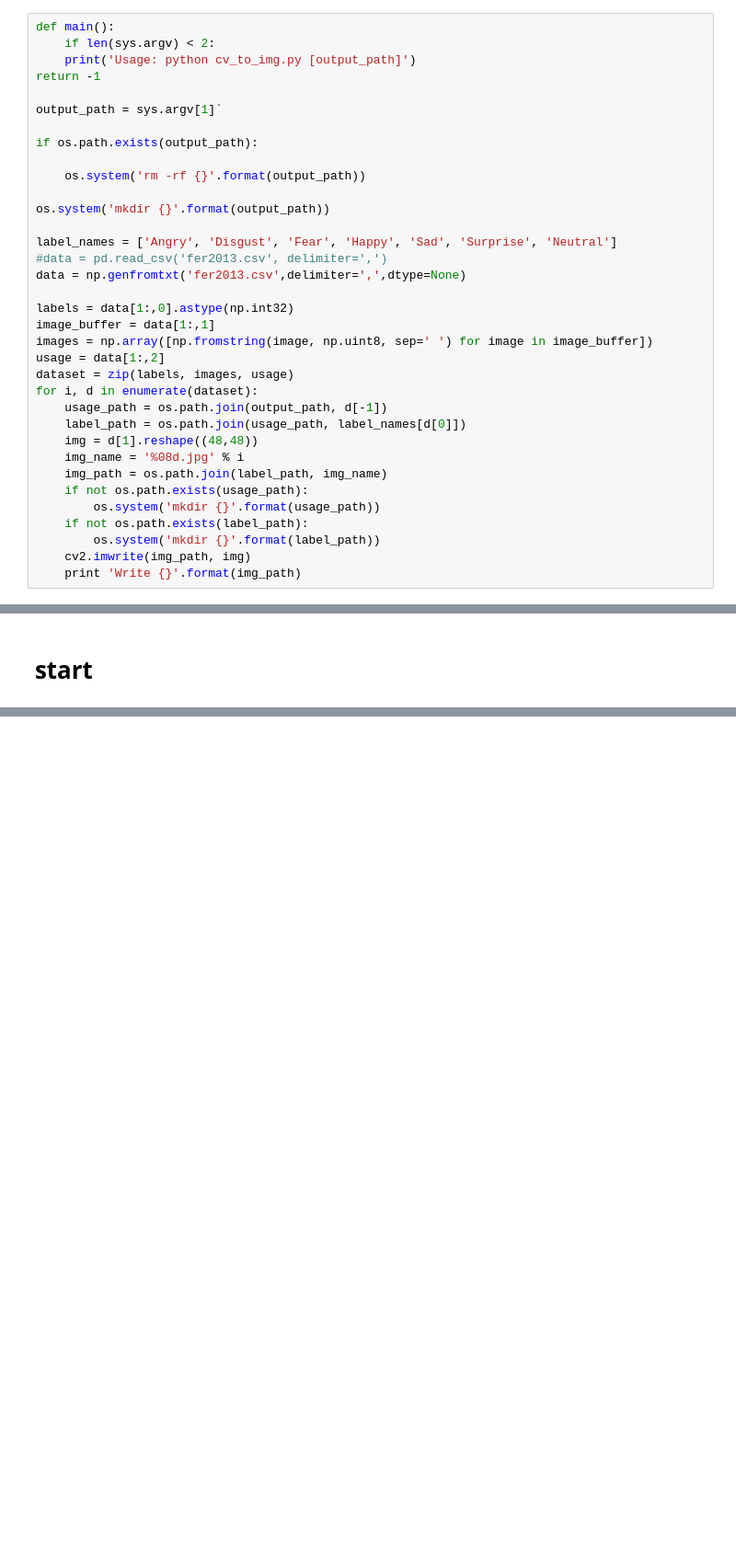
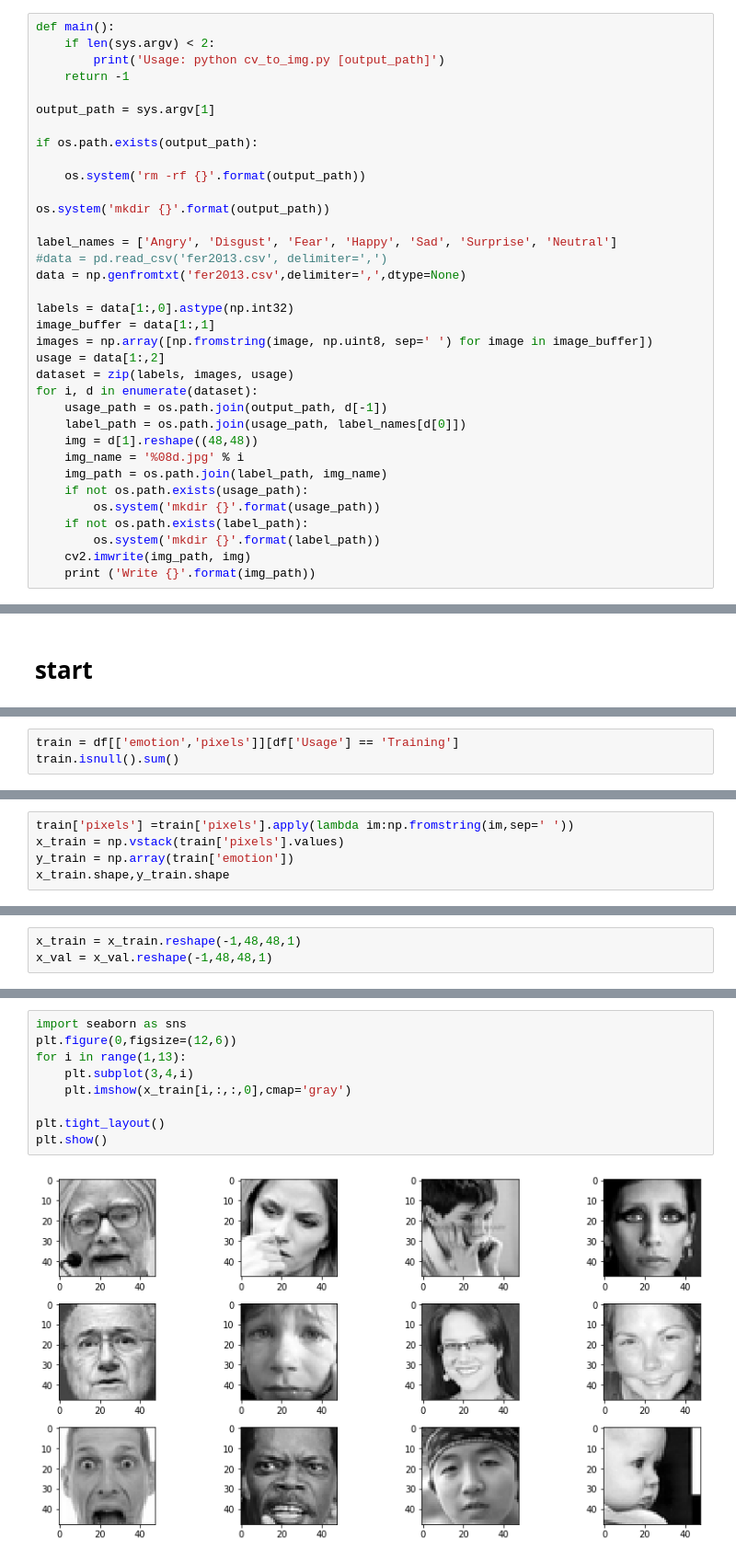
Before and after one commit to choisawyou/learnPython, a Jupyter notebook: 2nd project_ facial expression.ipynb, the cells around one changed output, grey strips where cells are left out. Shown: that part at 92% size. Saved outputs shown, nothing was run; the diff lists cells and outputs as text; blank space fills up the shorter version.

```diff
--- a/2nd project_ facial expression.ipynb
+++ b/2nd project_ facial expression.ipynb
@@ -163,10 +183,10 @@ import numpy as np
 # %%
 def main():
     if len(sys.argv) < 2:
-    print('Usage: python cv_to_img.py [output_path]')
-return -1
+        print('Usage: python cv_to_img.py [output_path]')
+    return -1
 
-output_path = sys.argv[1]`
+output_path = sys.argv[1]
 
 if os.path.exists(output_path):
 
@@ -194,4 +214,4 @@ for i, d in enumerate(dataset):
     if not os.path.exists(label_path):
         os.system('mkdir {}'.format(label_path))
     cv2.imwrite(img_path, img)
-    print 'Write {}'.format(img_path)
+    print ('Write {}'.format(img_path))
@@ -265,0 +496,3 @@ print(df['Usage'].value_counts)
+# %%
+train = df[['emotion','pixels']][df['Usage'] == 'Training']
+train.isnull().sum()
@@ -265,0 +503,5 @@ print(df['Usage'].value_counts)
+# %%
+train['pixels'] =train['pixels'].apply(lambda im:np.fromstring(im,sep=' '))
+x_train = np.vstack(train['pixels'].values)
+y_train = np.array(train['emotion'])
+x_train.shape,y_train.shape
@@ -265,0 +523,3 @@ print(df['Usage'].value_counts)
+# %%
+x_train = x_train.reshape(-1,48,48,1)
+x_val = x_val.reshape(-1,48,48,1)
@@ -265,0 +541,11 @@ print(df['Usage'].value_counts)
+# %%
+import seaborn as sns
+plt.figure(0,figsize=(12,6))
+for i in range(1,13):
+    plt.subplot(3,4,i)
+    plt.imshow(x_train[i,:,:,0],cmap='gray')
+
+plt.tight_layout()
+plt.show()
+# %% [output]
+[figure, added]
```
Also changed, not shown: parts of 67 cells of this notebook.
